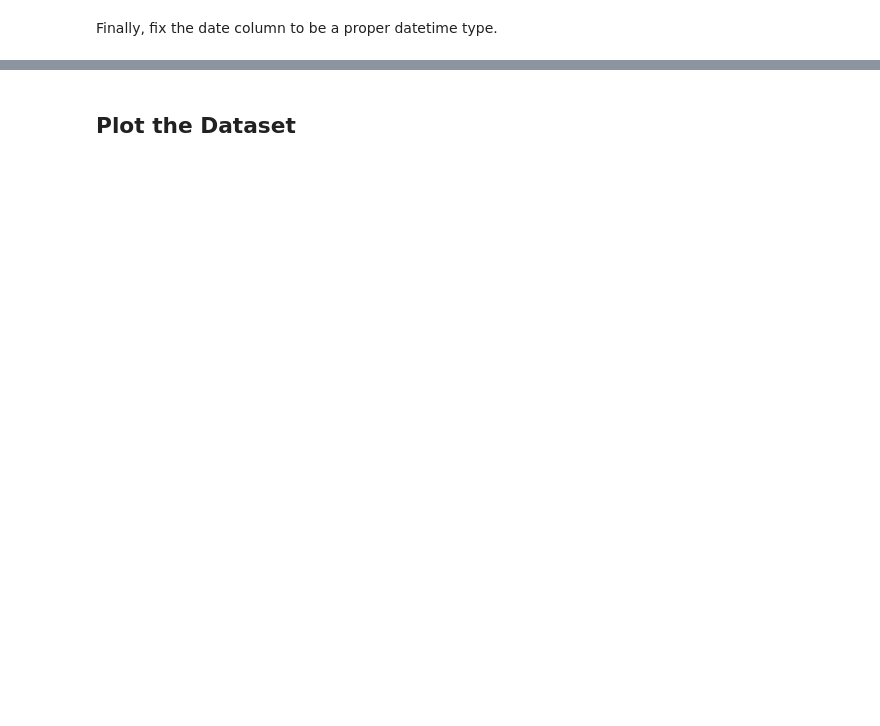
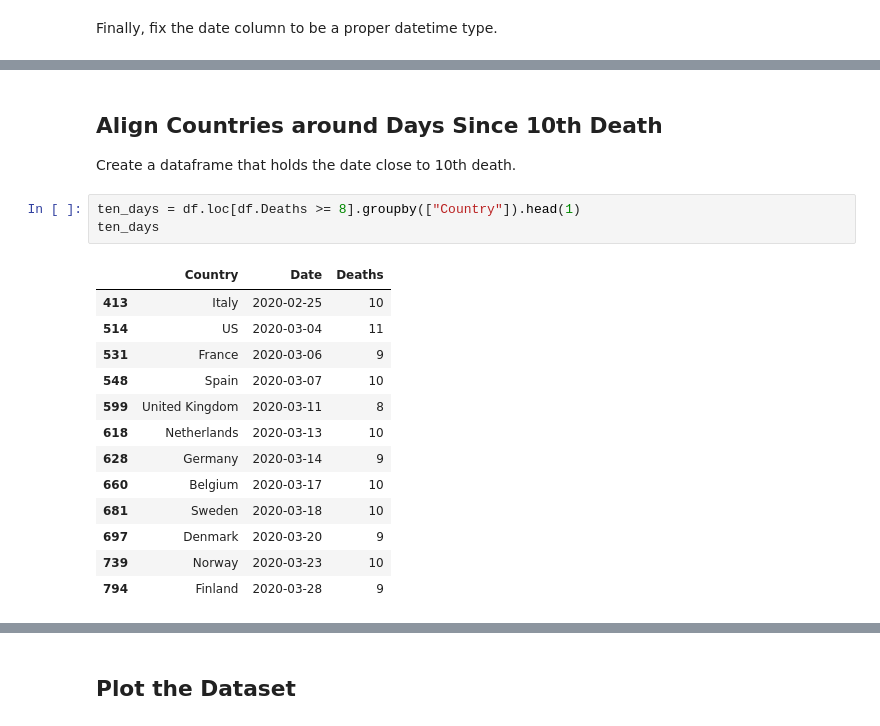
Before and after one commit to tomhe/covid19, a Jupyter notebook: covid19.ipynb, the cells around one changed output, grey strips where cells are left out. Drawn from its saved outputs; the diff is of its cells as text; blank space fills up the shorter version.

```diff
--- a/covid19.ipynb
+++ b/covid19.ipynb
@@ -108,0 +110,20 @@ df
+# %% [markdown]
+## Align Countries around Days Since 10th Death
+Create a dataframe that holds the date close to 10th death.
+# %%
+ten_days = df.loc[df.Deaths >= 8].groupby(["Country"]).head(1)
+ten_days
+# %% [output]
+|  | Country | Date | Deaths |
+| 413 | Italy | 2020-02-25 | 10 |
+| 514 | US | 2020-03-04 | 11 |
+| 531 | France | 2020-03-06 | 9 |
+| 548 | Spain | 2020-03-07 | 10 |
+| 599 | United Kingdom | 2020-03-11 | 8 |
+| 618 | Netherlands | 2020-03-13 | 10 |
+| 628 | Germany | 2020-03-14 | 9 |
+| 660 | Belgium | 2020-03-17 | 10 |
+| 681 | Sweden | 2020-03-18 | 10 |
+| 697 | Denmark | 2020-03-20 | 9 |
+| 739 | Norway | 2020-03-23 | 10 |
+| 794 | Finland | 2020-03-28 | 9 |
```
Also changed, not shown: parts of 12 cells of this notebook, 2 other files.
